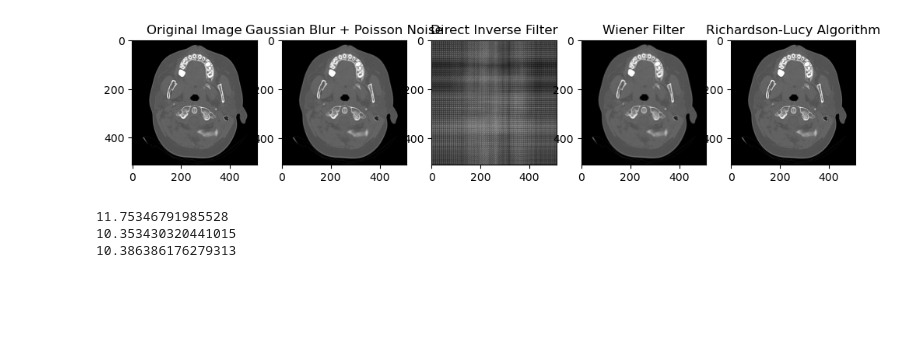
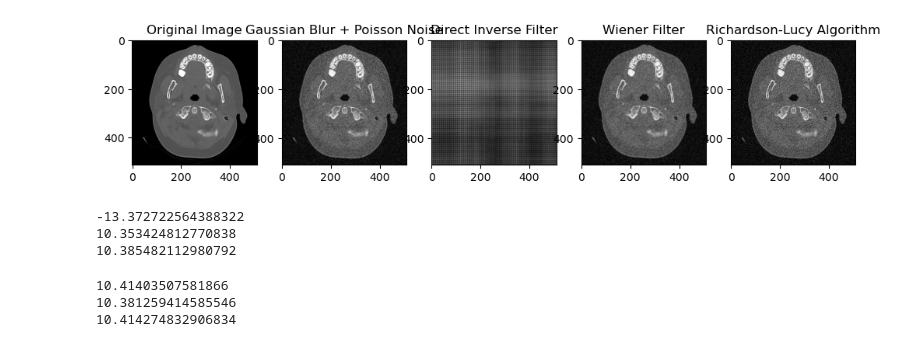
Before and after one commit to carrillod5/CSC521-MedicalImageRestoration, a Jupyter notebook: filtering2.ipynb, the cells around one changed output. Saved outputs shown, nothing was run; the diff lists cells and outputs as text; code cells hidden in the pictures; blank space fills up the shorter version.

```diff
--- a/filtering2.ipynb
+++ b/filtering2.ipynb
@@ -94,7 +106,7 @@ gaussian_blurred_img = gaussian_blur(img,  kernel_size = 3)
 gaussian_blurred_img = (gaussian_blurred_img - np.min(gaussian_blurred_img)) / (np.max(gaussian_blurred_img) - np.min(gaussian_blurred_img))
 
 
-gaussian_noisy_img2 = util.random_noise(gaussian_blurred_img, mode="poisson")
+gaussian_noisy_img2 = util.random_noise(gaussian_blurred_img, mode="gaussian",var=0.02)
 
 
 # gaussian_kernel = gaussian_kernel(5)
@@ -105,7 +117,7 @@ kernel = gaussian_kernel(3)  # Make sure this is defined and applied correctly
 # applying the filters to images with gaussian blur + poisson noise
 g_inv_filtered_img2 = inverse_filter(gaussian_noisy_img2,kernel)
 g_w_filtered_img2 = wiener_filter(gaussian_noisy_img2,kernel,30)
-g_rl_img2 = rl(gaussian_noisy_img2,kernel,25)
+g_rl_img2 = rl(gaussian_noisy_img2,kernel,23)
 
 
 fig = plt.figure(figsize=(12, 10))
@@ -113,34 +125,34 @@ fig = plt.figure(figsize=(12, 10))
 fig.add_subplot(1, 5, 1)
 plt.imshow(img, cmap = 'gray')
 plt.title("Original Image")
 
 fig.add_subplot(1, 5, 2)
 plt.imshow(gaussian_noisy_img2, cmap = 'gray')
 plt.title("Gaussian Blur + Poisson Noise")
 
 fig.add_subplot(1, 5, 3)
 plt.imshow(g_inv_filtered_img2, cmap = 'gray')
 plt.title("Direct Inverse Filter")
 
 fig.add_subplot(1, 5, 4)
 plt.imshow(g_w_filtered_img2, cmap = 'gray')
 plt.title("Wiener Filter")
 
 fig.add_subplot(1, 5, 5)
 plt.imshow(g_rl_img2, cmap = 'gray')
 plt.title("Richardson-Lucy Algorithm")
 
 plt.show()
 
 g_inv_filtered_img2 = resize(g_inv_filtered_img2, img.shape, mode='reflect', anti_aliasing=True)
 g_w_filtered_img2 = resize(g_w_filtered_img2, img.shape, mode='reflect', anti_aliasing=True)
 g_rl_img2 = resize(g_rl_img2, img.shape, mode='reflect', anti_aliasing=True)
 
 print(peak_signal_noise_ratio(img,g_inv_filtered_img2, data_range=255.0))
 print(peak_signal_noise_ratio(img, g_w_filtered_img2, data_range=255.0))
 print(peak_signal_noise_ratio(img, g_rl_img2, data_range=255.0))
 # %% [output]
-[figure, old version]
+[figure, new version]
-11.75346791985528
-10.353430320441015
-10.386386176279313
+-13.372722564388322
+10.353424812770838
+10.385482112980792
@@ -146,0 +163,23 @@ print(peak_signal_noise_ratio(img, g_rl_img2, data_range=255.0))
+# %%
+new_width = 256
+new_height = 256
+resized_img = cv2.resize(img, (new_width, new_height))
+
+resized_inv = cv2.resize(g_inv_filtered_img2, (new_width, new_height))
+
+resized_w = cv2.resize(g_w_filtered_img2, (new_width, new_height))
+
+
+resized_rl = cv2.resize(g_rl_img2, (new_width, new_height))
+
+psnr1 = cv2.PSNR(resized_img, resized_inv)
+psnr2 = cv2.PSNR(resized_img, resized_w)
+psnr3 = cv2.PSNR(resized_img, resized_rl)
+
+print(psnr1)
+print(psnr2)
+print(psnr3)
+# %% [output]
+10.41403507581866
+10.381259414585546
+10.414274832906834
```
Also changed, not shown: parts of 2 cells of this notebook.
